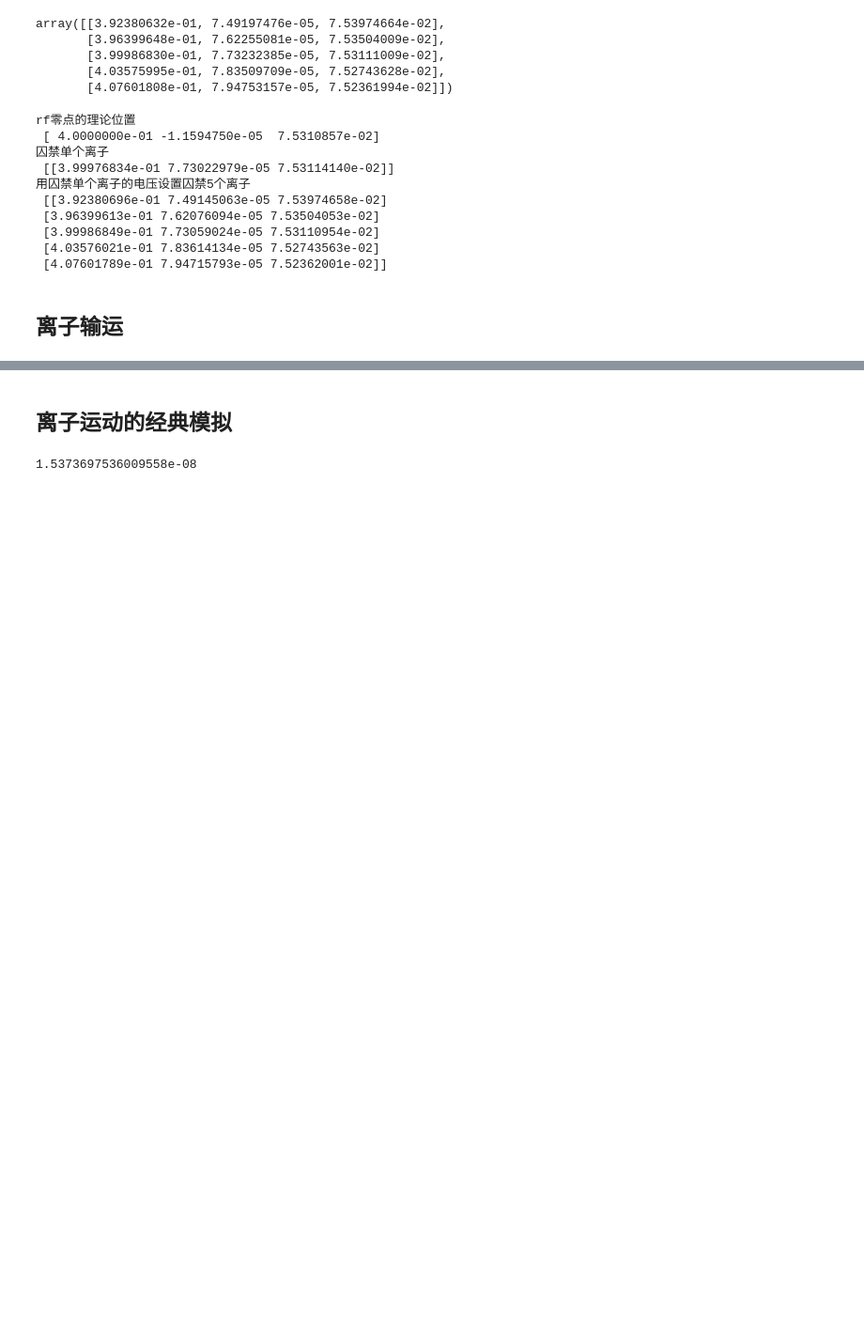
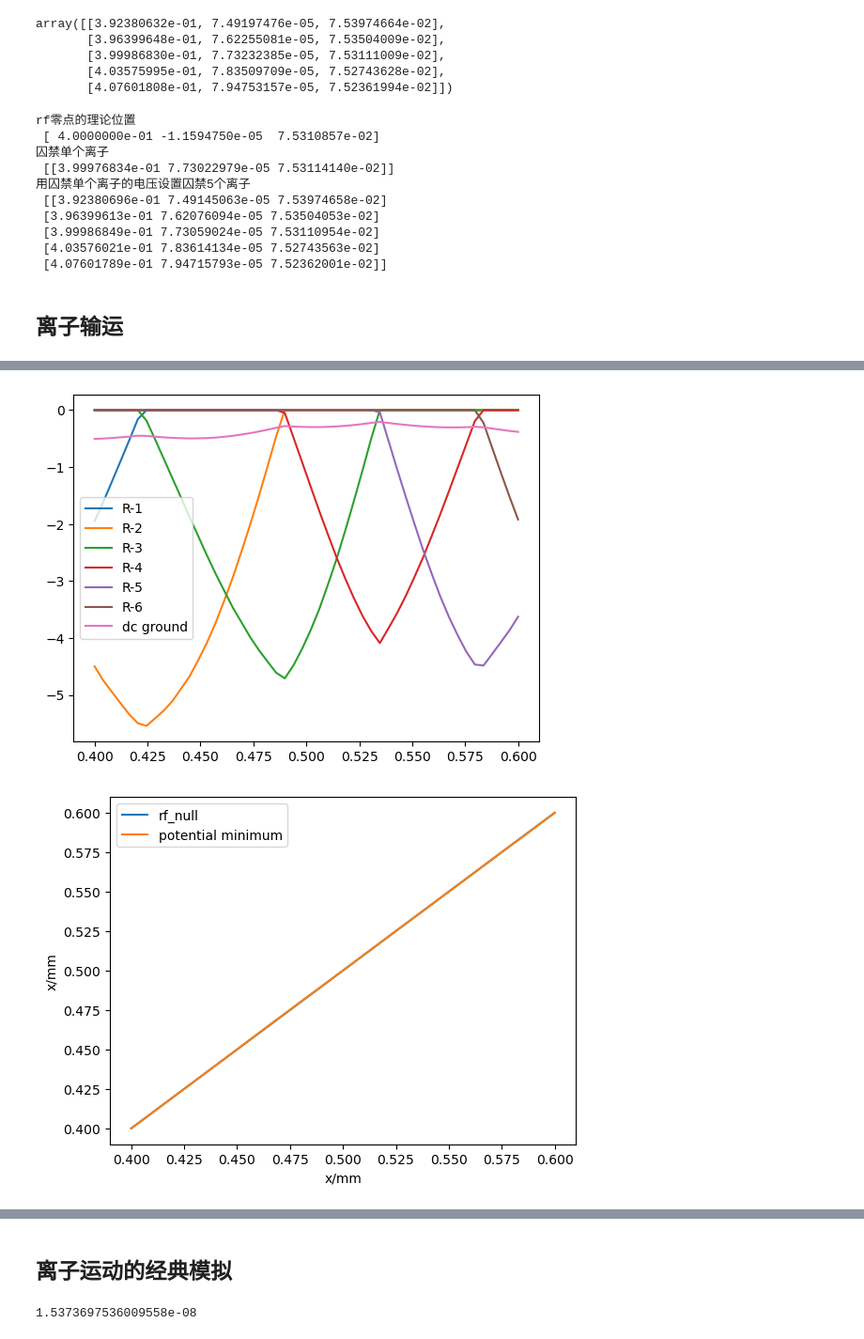
Before and after one commit to GaoxiangTang/junction-trap-simulation, a Jupyter notebook: demo.ipynb, the cells around one changed output, grey strips where cells are left out. Shown at 94% size. Saved outputs shown, nothing was run; the diff lists cells and outputs as text; code cells hidden in the pictures; blank space fills up the shorter version.

```diff
--- a/demo.ipynb
+++ b/demo.ipynb
@@ -169,0 +162,5 @@ volts = junction.optimize_voltage_profile(profile, plot=True)
+# %%
+volts = junction.optimize_voltage_profile(profile, plot=True, w=[0, 100, 0, 1000, 1, 0.001, 0.001, 0, 0.0005, 0, 0, 0])
+# %% [output]
+[figure, added]
+[figure, added]
```
Also changed, not shown: parts of 16 cells of this notebook, 2 other files.
